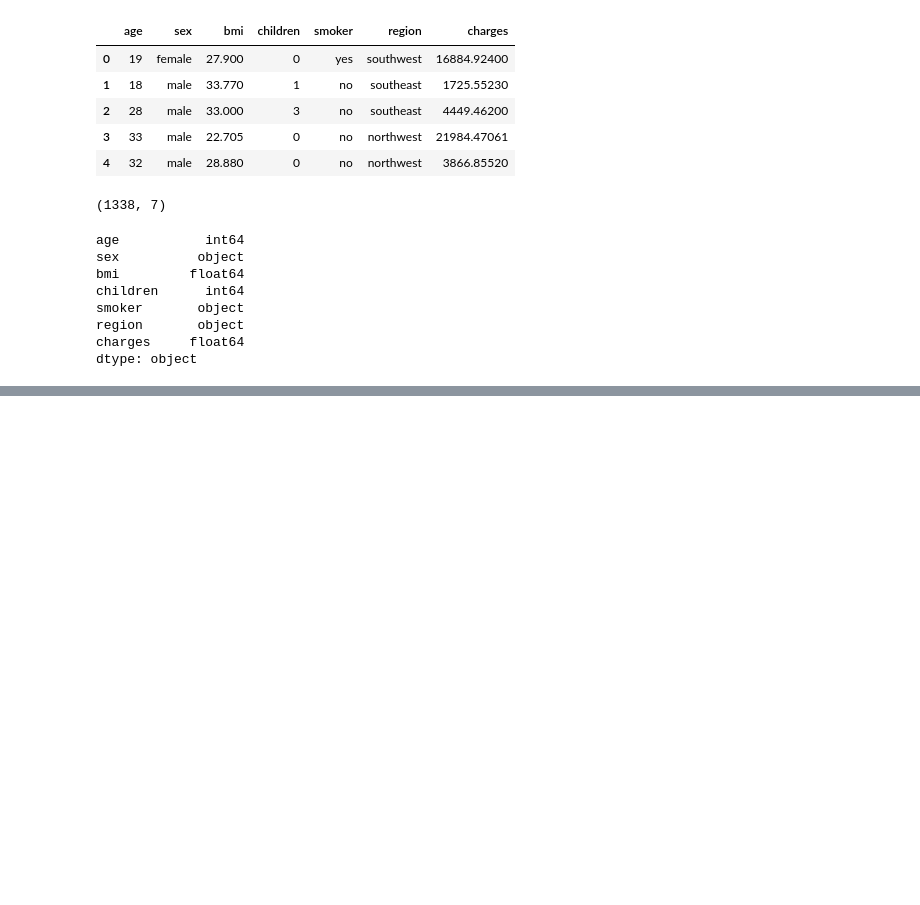
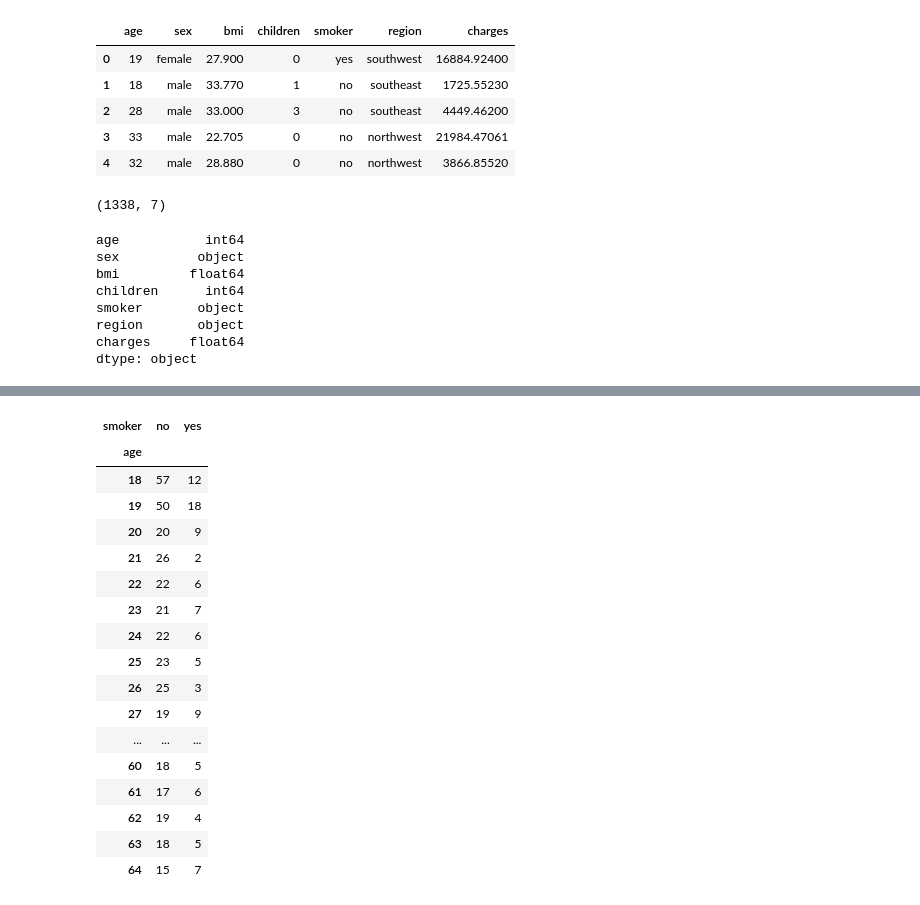
Before and after one commit to harshvardhanguleria/AI-ML, a Jupyter notebook: Predict_medical_insurance.ipynb, the cells around one changed output, grey strips where cells are left out. Saved outputs shown, nothing was run; the diff lists cells and outputs as text; code cells hidden in the pictures; blank space fills up the shorter version.

```diff
--- a/Predict_medical_insurance.ipynb
+++ b/Predict_medical_insurance.ipynb
@@ -65,0 +127,22 @@ insurance.describe(include='all').T
+# %%
+# crosstab between age and smoker
+pd.crosstab(insurance.age, insurance.smoker)
+# %% [output]
+| smoker | no | yes |
+| age |  |  |
+| 18 | 57 | 12 |
+| 19 | 50 | 18 |
+| 20 | 20 | 9 |
+| 21 | 26 | 2 |
+| 22 | 22 | 6 |
+| 23 | 21 | 7 |
+| 24 | 22 | 6 |
+| 25 | 23 | 5 |
+| 26 | 25 | 3 |
+| 27 | 19 | 9 |
+| ... | ... | ... |
+| 60 | 18 | 5 |
+| 61 | 17 | 6 |
+| 62 | 19 | 4 |
+| 63 | 18 | 5 |
+| 64 | 15 | 7 |
```
Also changed, not shown: parts of 15 cells of this notebook.
